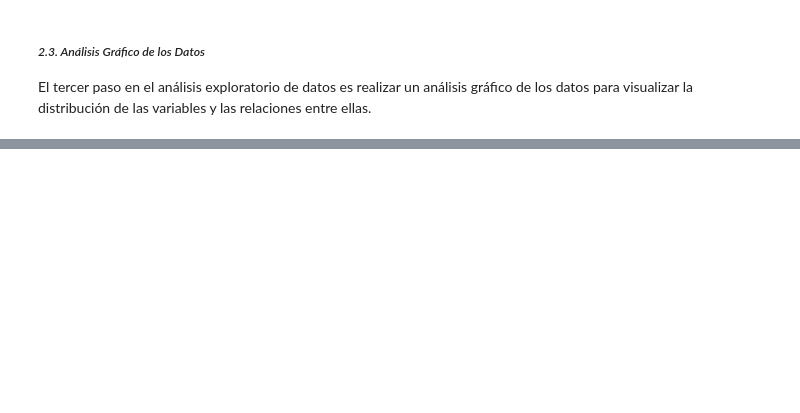
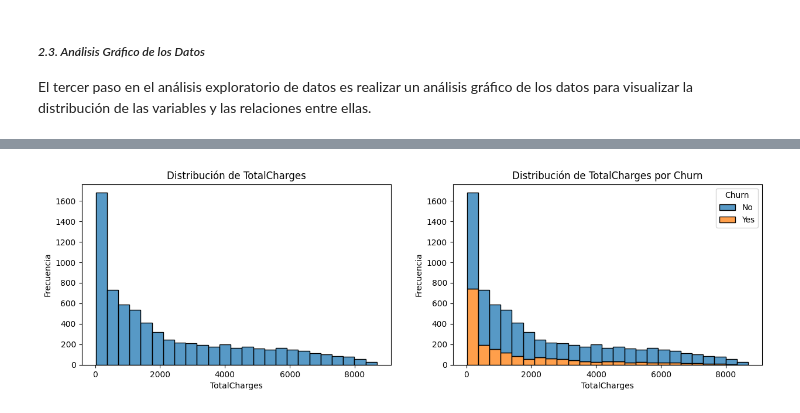
Before and after one commit to stefanoaragoni/CC31062024_Proyecto1, a Jupyter notebook: proyecto1.ipynb, the cells around one changed output, grey strips where cells are left out. Drawn from its saved outputs; the diff is of its cells as text; code cells hidden in the pictures; blank space fills up the shorter version.

```diff
--- a/proyecto1.ipynb
+++ b/proyecto1.ipynb
@@ -316,0 +401,5 @@ def plot_correlation(data):
+# %%
+# Se grafica la distribución de la columna 'TotalCharges'
+plot_distribution(df, 'TotalCharges', hue='Churn')
+# %% [output]
+[figure, added]
```
Also changed, not shown: parts of 46 cells of this notebook, 1 other file.
